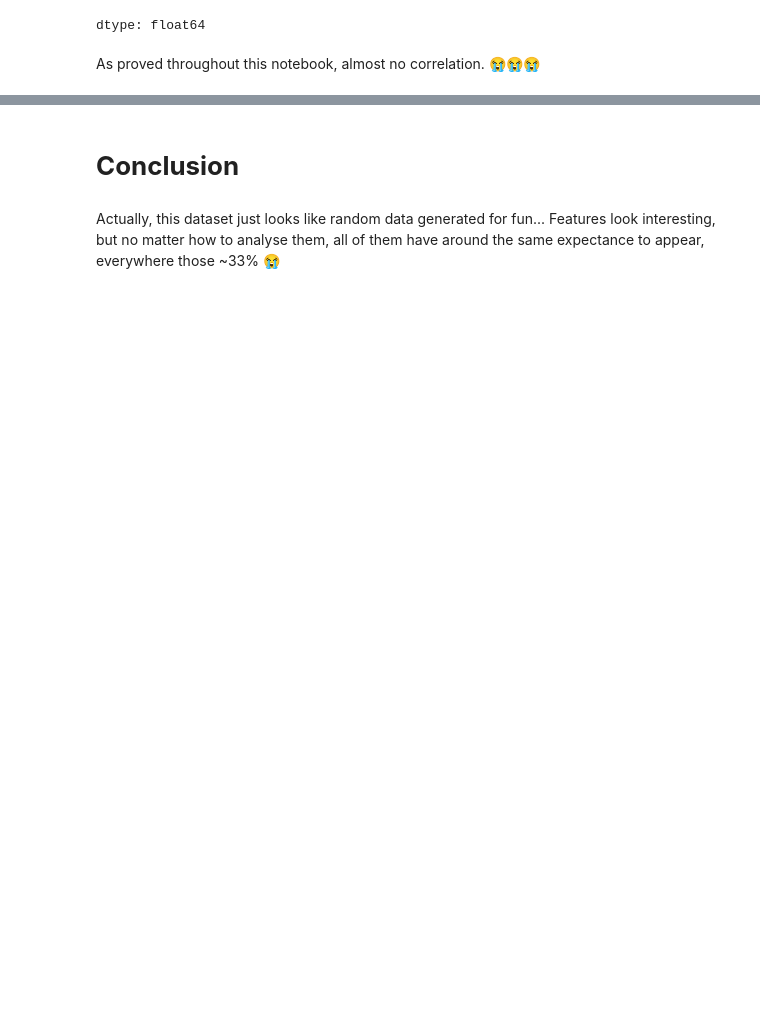
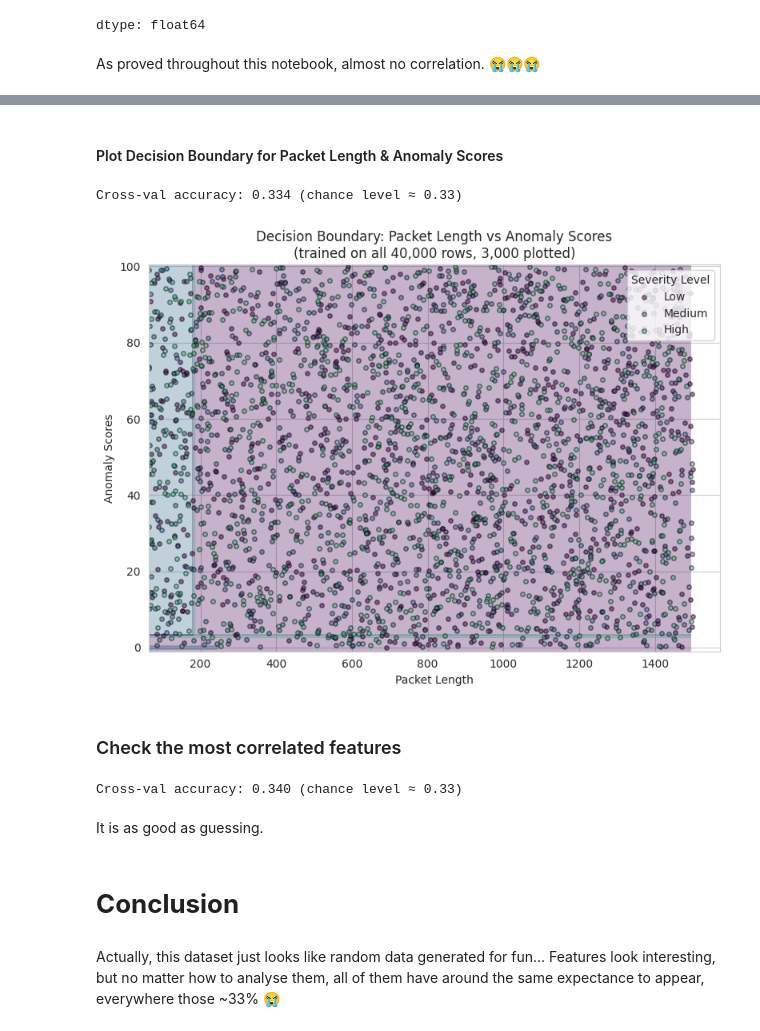
Before and after one commit to Alisizationed/sigmoid-exam, a Jupyter notebook: part_1_eda.ipynb, the cells around one changed output, grey strips where cells are left out. Cells and saved outputs as stored; diff of their text form; code cells hidden in the pictures; blank space fills up the shorter version.

```diff
--- a/part_1_eda.ipynb
+++ b/part_1_eda.ipynb
@@ -831,0 +861,56 @@ As proved throughout this notebook, almost no correlation. 😭😭😭
+# %% [markdown]
+#### Plot Decision Boundary for Packet Length & Anomaly Scores
+# %%
+from sklearn.tree import DecisionTreeClassifier
+from sklearn.model_selection import cross_val_score
+
+features_to_check = ['Packet Length', 'Anomaly Scores']
+df_clean = df[features_to_check + ['Severity Level']].dropna()
+
+severity_map = {'Low': 0, 'Medium': 1, 'High': 2}
+y = df_clean['Severity Level'].map(severity_map).values
+X_pair = df_clean[features_to_check].values
+
+plot_colors = ['#440154', '#31688e', '#35b779']
+
+clf = DecisionTreeClassifier(max_depth=4, random_state=42)
+clf.fit(X_pair, y)
+
+scores = cross_val_score(DecisionTreeClassifier(max_depth=4, random_state=42), X_pair, y, cv=5)
+print(f'Cross-val accuracy: {scores.mean():.3f} (chance level ≈ 0.33)')
+
+x_min, x_max = X_pair[:, 0].min() - 1, X_pair[:, 0].max() + 1
+y_min, y_max = X_pair[:, 1].min() - 1, X_pair[:, 1].max() + 1
+
+x_step = (x_max - x_min) / 200
+y_step = (y_max - y_min) / 200
+
+xx, yy = np.meshgrid(np.arange(x_min, x_max, x_step),
+                      np.arange(y_min, y_max, y_step))
+
+Z = clf.predict(np.c_[xx.ravel(), yy.ravel()])
+Z = Z.reshape(xx.shape)
+
+plot_sample = df_clean.sample(min(3000, len(df_clean)), random_state=42)
+X_plot = plot_sample[features_to_check].values
+y_plot = plot_sample['Severity Level'].map(severity_map).values
+
+plt.figure(figsize=(8, 6))
+plt.contourf(xx, yy, Z, alpha=0.3, colors=plot_colors)
+
+for i, severity in enumerate(['Low', 'Medium', 'High']):
+    mask = y_plot == i
+    plt.scatter(X_plot[mask, 0], X_plot[mask, 1], c=plot_colors[i], label=severity,
+                edgecolor='black', s=15, alpha=0.5)
+
+plt.xlabel(features_to_check[0])
+plt.ylabel(features_to_check[1])
+plt.title(f'Decision Boundary: {features_to_check[0]} vs {features_to_check[1]}\n(trained on all {len(df_clean):,} rows, {len(plot_sample):,} plotted)')
+plt.legend(title='Severity Level')
+plt.tight_layout()
+plt.show()
+# %% [output]
+Cross-val accuracy: 0.334 (chance level ≈ 0.33)
+[figure, added]
+# %% [markdown]
+### Check the most correlated features
@@ -832,3 +921,23 @@ As proved throughout this notebook, almost no correlation. 😭😭😭
+# %%
+from sklearn.ensemble import RandomForestClassifier
+
+df_clean = df
+
+severity_map = {'Low': 0, 'Medium': 1, 'High': 2}
+y = df_clean['Severity Level'].map(severity_map).values
+X_pair = df_clean[num_cols].values
+
+plot_colors = ['#440154', '#31688e', '#35b779']
+
+clf = RandomForestClassifier(random_state=42)
+clf.fit(X_pair, y)
+
+scores = cross_val_score(RandomForestClassifier(max_depth=4, random_state=42), X_pair, y, cv=5)
+print(f'Cross-val accuracy: {scores.mean():.3f} (chance level ≈ 0.33)')
+# %% [output]
+Cross-val accuracy: 0.340 (chance level ≈ 0.33)
+# %% [markdown]
+It is as good as guessing.
 # %% [markdown]
 # **Conclusion**
 # %% [markdown]
```
Also changed, not shown: parts of 16 cells of this notebook.
